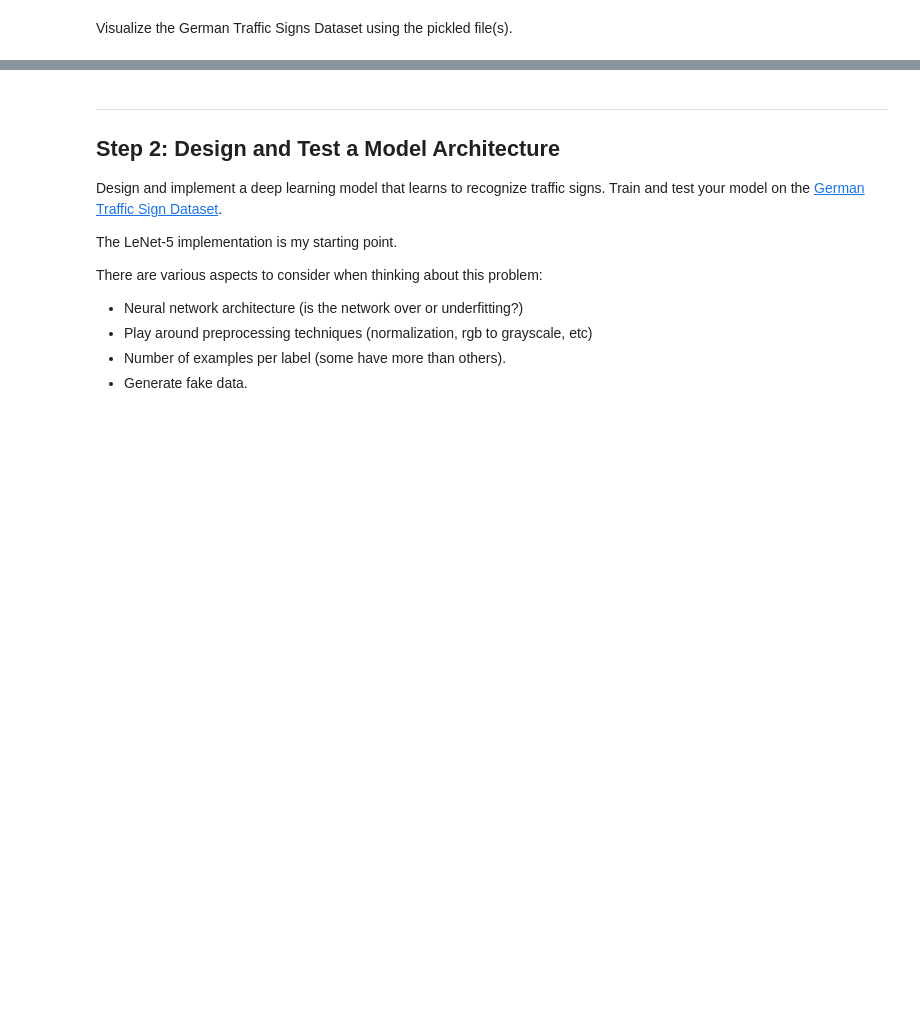
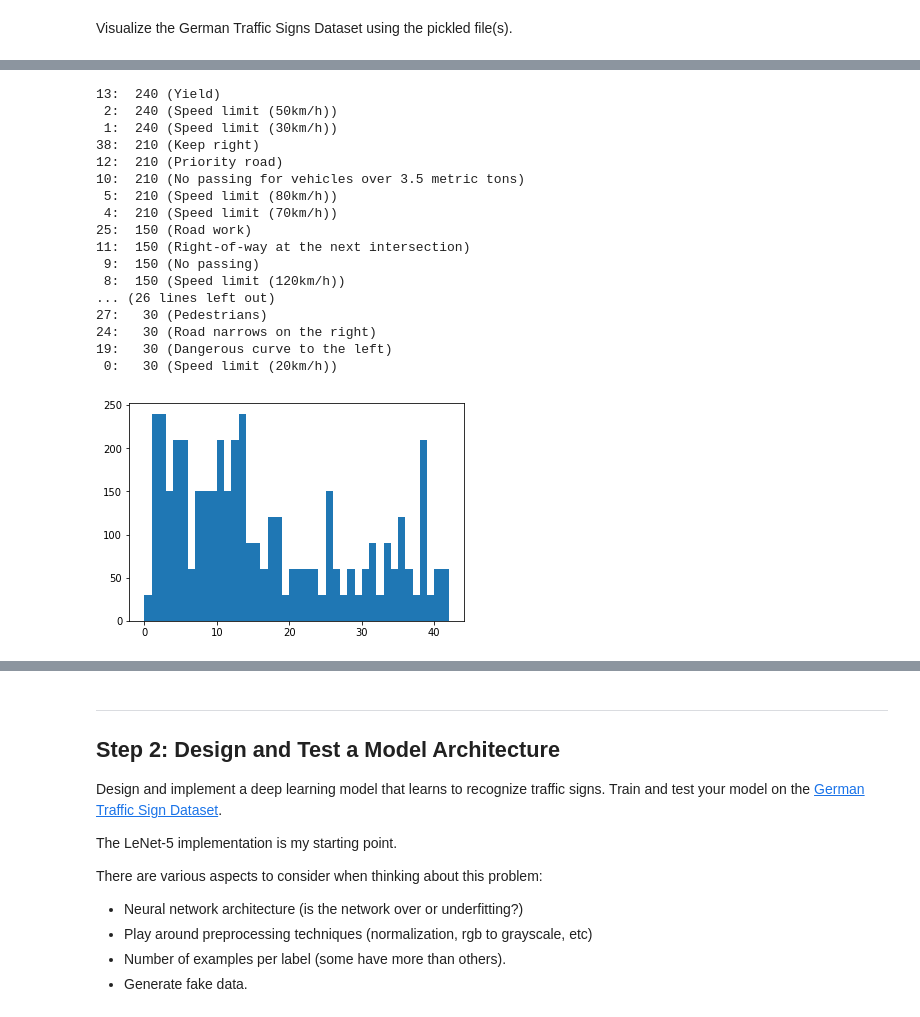
Before and after one commit to jamesfulford/traffic-sign-classifier, a Jupyter notebook: Traffic_Sign_Classifier.ipynb, the cells around one changed output, grey strips where cells are left out. Cells and saved outputs as stored; diff of their text form; code cells hidden in the pictures; blank space fills up the shorter version.

```diff
--- a/Traffic_Sign_Classifier.ipynb
+++ b/Traffic_Sign_Classifier.ipynb
@@ -76,0 +110,29 @@ print(y_train[index], class_to_description[y_train[index]])
+# %%
+frequencies, classes, *_ = plt.hist(y_valid, bins=np.arange(y_valid.min(), y_valid.max() + 1))
+for (freq, cls) in reversed(sorted(zip(frequencies, classes))):
+    print("{}: {} ({})".format(
+        str(cls).rjust(2, " "),
+        str(int(freq)).rjust(4, " "),
+        class_to_description[cls]["SignName"],
+    ))
+
+plt.savefig("./artifacts/validation_data_distribution.png")
+# %% [output]
+13:  240 (Yield)
+ 2:  240 (Speed limit (50km/h))
+ 1:  240 (Speed limit (30km/h))
+38:  210 (Keep right)
+12:  210 (Priority road)
+10:  210 (No passing for vehicles over 3.5 metric tons)
+ 5:  210 (Speed limit (80km/h))
+ 4:  210 (Speed limit (70km/h))
+25:  150 (Road work)
+11:  150 (Right-of-way at the next intersection)
+ 9:  150 (No passing)
+ 8:  150 (Speed limit (120km/h))
+... (26 lines left out)
+27:   30 (Pedestrians)
+24:   30 (Road narrows on the right)
+19:   30 (Dangerous curve to the left)
+ 0:   30 (Speed limit (20km/h))
+[figure, added]
```
Also changed, not shown: parts of 36 cells of this notebook, 5 other files.
